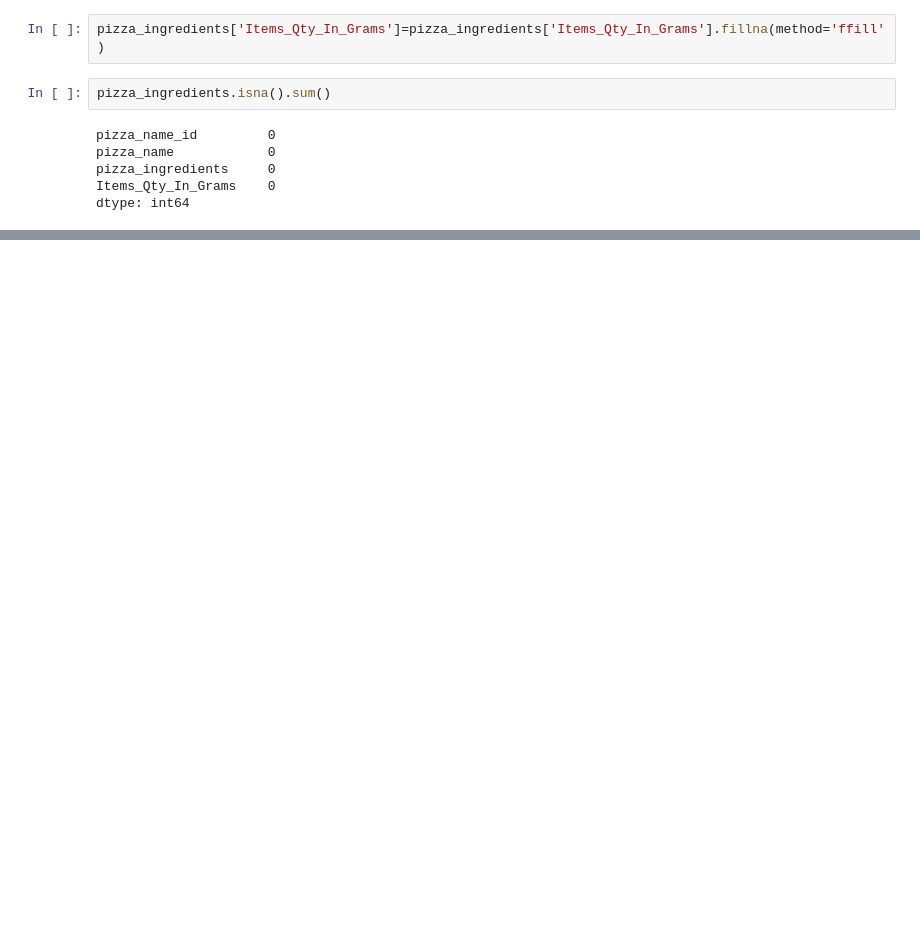
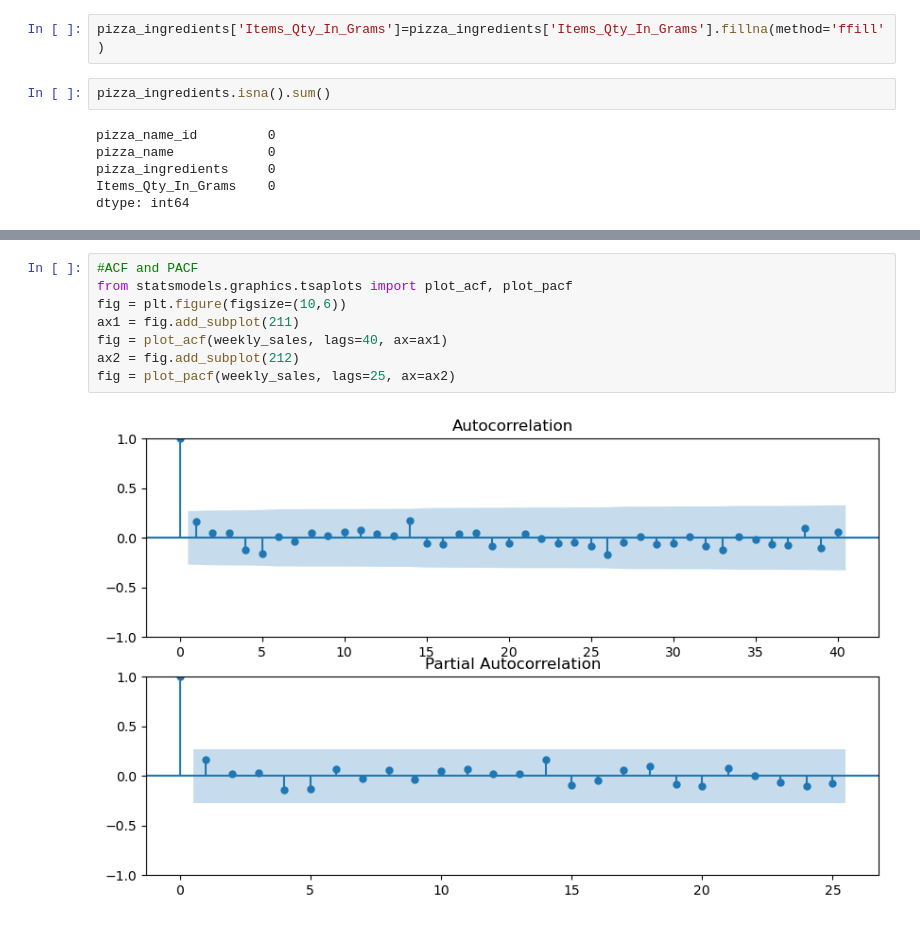
Before and after one commit to 0210rekha/CAPSTONE_Project-5, a Jupyter notebook: Dominos_Purchase_Order_System.ipynb, the cells around one changed output, grey strips where cells are left out. Cells and saved outputs as stored; diff of their text form; blank space fills up the shorter version.

```diff
--- a/Dominos_Purchase_Order_System.ipynb
+++ b/Dominos_Purchase_Order_System.ipynb
@@ -949,0 +230,10 @@ with open('best_sarima_model.pkl', 'wb') as file:
+# %%
+#ACF and PACF
+from statsmodels.graphics.tsaplots import plot_acf, plot_pacf
+fig = plt.figure(figsize=(10,6))
+ax1 = fig.add_subplot(211)
+fig = plot_acf(weekly_sales, lags=40, ax=ax1)
+ax2 = fig.add_subplot(212)
+fig = plot_pacf(weekly_sales, lags=25, ax=ax2)
+# %% [output]
+[figure, added]
```
Also changed, not shown: parts of 130 cells of this notebook.
